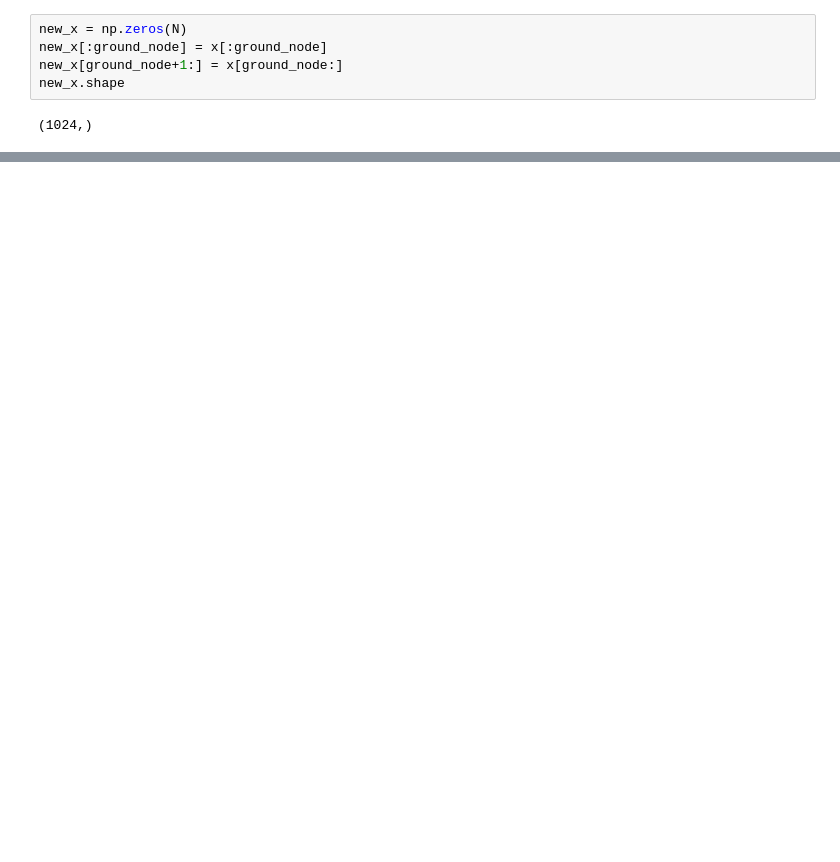
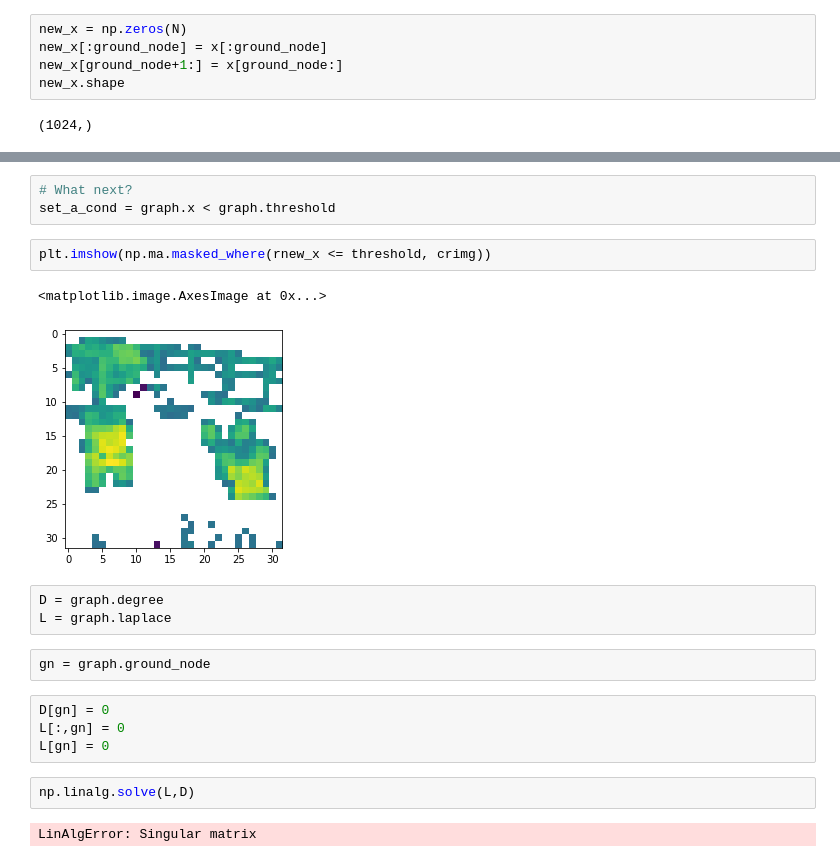
Before and after one commit to yungyuc/nsdhw_21sp, a Jupyter notebook: proposal/veax-void/Idea_test.ipynb, the cells around one changed output, grey strips where cells are left out. Cells and saved outputs as stored; diff of their text form; blank space fills up the shorter version.

```diff
--- a/proposal/veax-void/Idea_test.ipynb
+++ b/proposal/veax-void/Idea_test.ipynb
@@ -284,0 +138,21 @@ fig.show()
+# %%
+# What next?
+set_a_cond = graph.x < graph.threshold
+# %%
+plt.imshow(np.ma.masked_where(rnew_x <= threshold, crimg))
+# %% [output]
+<matplotlib.image.AxesImage at 0x...>
+[figure, added]
+# %%
+D = graph.degree
+L = graph.laplace
+# %%
+gn = graph.ground_node
+# %%
+D[gn] = 0
+L[:,gn] = 0
+L[gn] = 0
+# %%
+np.linalg.solve(L,D)
+# %% [output]
+LinAlgError: Singular matrix
```
Also changed, not shown: parts of 29 cells of this notebook, 1 other file.
